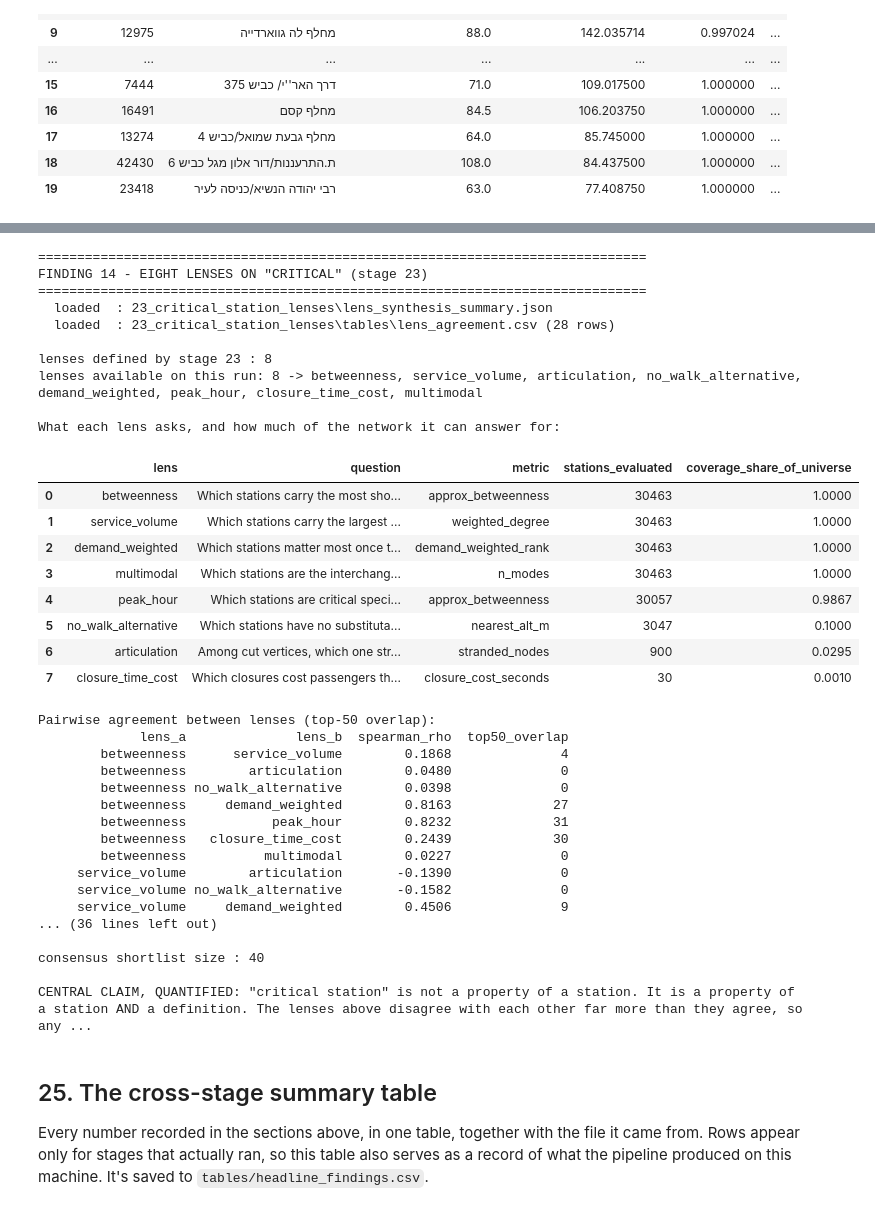
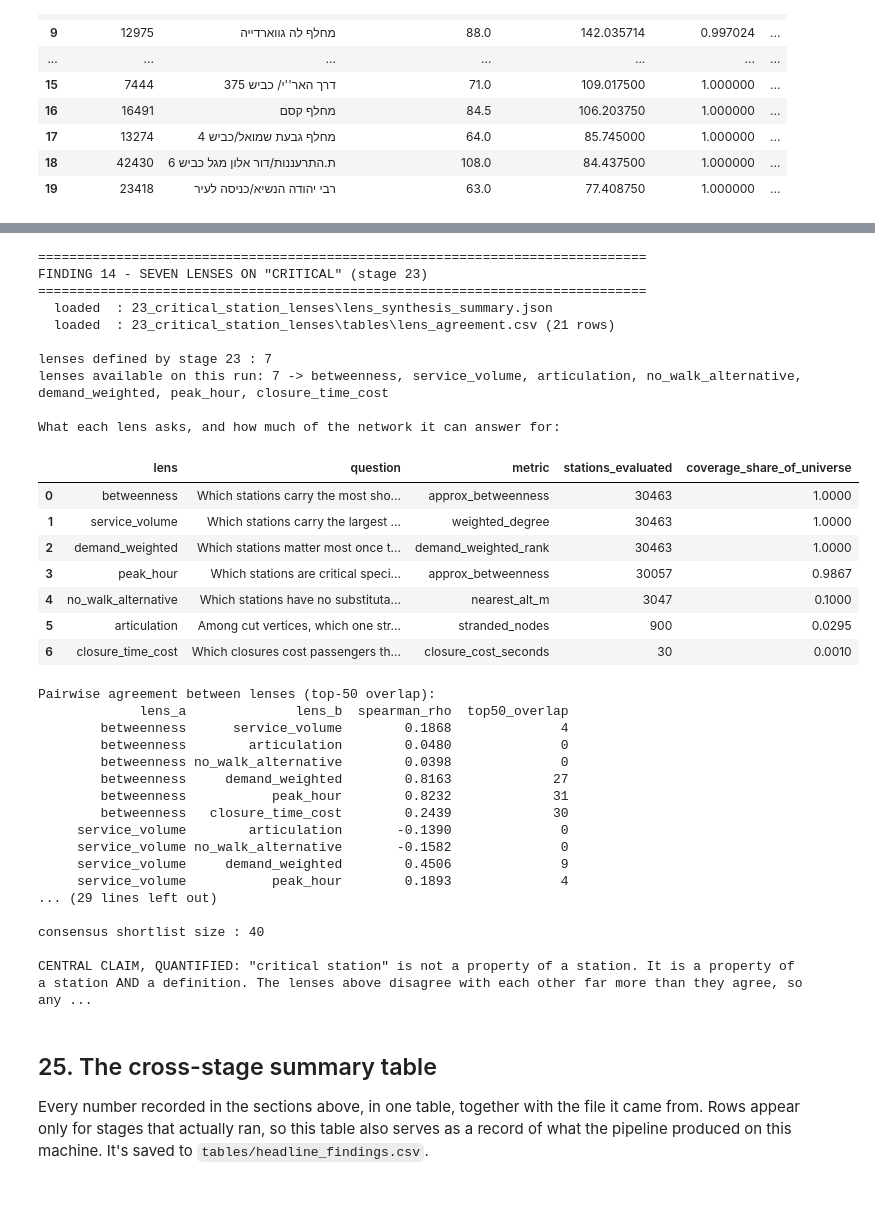
Before and after one commit to seanfourman/israel-transit-network-resilience, a Jupyter notebook: notebooks/24_conclusions.ipynb, the cells around one changed output, grey strips where cells are left out. Cells and saved outputs as stored; diff of their text form; code cells hidden in the pictures.

Commit message:
removed a lense from the last notebook - dropped multimodal

```diff
--- a/notebooks/24_conclusions.ipynb
+++ b/notebooks/24_conclusions.ipynb
@@ -2832,8 +2843,8 @@ The cell below reports:
 That last set of numbers is the punchline: if most flagged stations are flagged by exactly one lens, then a resilience plan built on
 any single definition of criticality misses almost everything the other definitions consider important.
 # %%
-# --- Eight lenses on "critical" -------------------------------------------
-section_header('FINDING 14 - EIGHT LENSES ON "CRITICAL" (stage 23)')
+# --- Seven lenses on "critical" -------------------------------------------
+section_header('FINDING 14 - SEVEN LENSES ON "CRITICAL" (stage 23)')
 
 lens_json = load_json('23', 'lens_synthesis_summary.json')
 lens_agree = load_csv('23', 'lens_agreement.csv')
@@ -3001,42 +3012,41 @@ else:
         if max_agree is not None:
             record('23', 'lens synthesis', 'most lenses ever agreeing on one station',
                    fmt(max_agree) + ' of ' + (fmt(len(available)) if available else 'n/a'),
                    'lens_synthesis_summary.json',
                    'no station is critical under every definition')
 
     shortlist_n = get(lens_json, 'shortlist_size')
     if shortlist_n is not None:
         print()
         print('consensus shortlist size :', fmt(shortlist_n))
         record('23', 'lens synthesis', 'consensus critical-station shortlist',
                shortlist_n, 'critical_station_shortlist.csv',
                'stations ranked by how many lenses place them near the top')
 
     print()
     print('CENTRAL CLAIM, QUANTIFIED: "critical station" is not a property of a station. It is a '
           'property of a station AND a definition. The lenses above disagree with each other far '
           'more than they agree, so any resilience programme must state which definition it is '
           'optimising - and accept that it is not covering the others.')
 # %% [output]
 ==============================================================================
-FINDING 14 - EIGHT LENSES ON "CRITICAL" (stage 23)
+FINDING 14 - SEVEN LENSES ON "CRITICAL" (stage 23)
 ==============================================================================
   loaded  : 23_critical_station_lenses\lens_synthesis_summary.json
-  loaded  : 23_critical_station_lenses\tables\lens_agreement.csv (28 rows)
+  loaded  : 23_critical_station_lenses\tables\lens_agreement.csv (21 rows)
 
-lenses defined by stage 23 : 8
-lenses available on this run: 8 -> betweenness, service_volume, articulation, no_walk_alternative, demand_weighted, peak_hour, closure_time_cost, multimodal
+lenses defined by stage 23 : 7
+lenses available on this run: 7 -> betweenness, service_volume, articulation, no_walk_alternative, demand_weighted, peak_hour, closure_time_cost
 
 What each lens asks, and how much of the network it can answer for:
 |  | lens | question | metric | stations_evaluated | coverage_share_of_universe |
 | 0 | betweenness | Which stations carry the most sho... | approx_betweenness | 30463 | 1.0000 |
 | 1 | service_volume | Which stations carry the largest ... | weighted_degree | 30463 | 1.0000 |
 | 2 | demand_weighted | Which stations matter most once t... | demand_weighted_rank | 30463 | 1.0000 |
-| 3 | multimodal | Which stations are the interchang... | n_modes | 30463 | 1.0000 |
-| 4 | peak_hour | Which stations are critical speci... | approx_betweenness | 30057 | 0.9867 |
-| 5 | no_walk_alternative | Which stations have no substituta... | nearest_alt_m | 3047 | 0.1000 |
-| 6 | articulation | Among cut vertices, which one str... | stranded_nodes | 900 | 0.0295 |
-| 7 | closure_time_cost | Which closures cost passengers th... | closure_cost_seconds | 30 | 0.0010 |
+| 3 | peak_hour | Which stations are critical speci... | approx_betweenness | 30057 | 0.9867 |
+| 4 | no_walk_alternative | Which stations have no substituta... | nearest_alt_m | 3047 | 0.1000 |
+| 5 | articulation | Among cut vertices, which one str... | stranded_nodes | 900 | 0.0295 |
+| 6 | closure_time_cost | Which closures cost passengers th... | closure_cost_seconds | 30 | 0.0010 |
 Pairwise agreement between lenses (top-50 overlap):
              lens_a              lens_b  spearman_rho  top50_overlap
         betweenness      service_volume        0.1868              4
@@ -3045,11 +3055,11 @@ Pairwise agreement between lenses (top-50 overlap):
         betweenness     demand_weighted        0.8163             27
         betweenness           peak_hour        0.8232             31
         betweenness   closure_time_cost        0.2439             30
-        betweenness          multimodal        0.0227              0
      service_volume        articulation       -0.1390              0
      service_volume no_walk_alternative       -0.1582              0
      service_volume     demand_weighted        0.4506              9
-... (36 lines left out)
+     service_volume           peak_hour        0.1893              4
+... (29 lines left out)
 
 consensus shortlist size : 40
 
```
Also changed, not shown: parts of 12 cells of this notebook, 24 other files.
